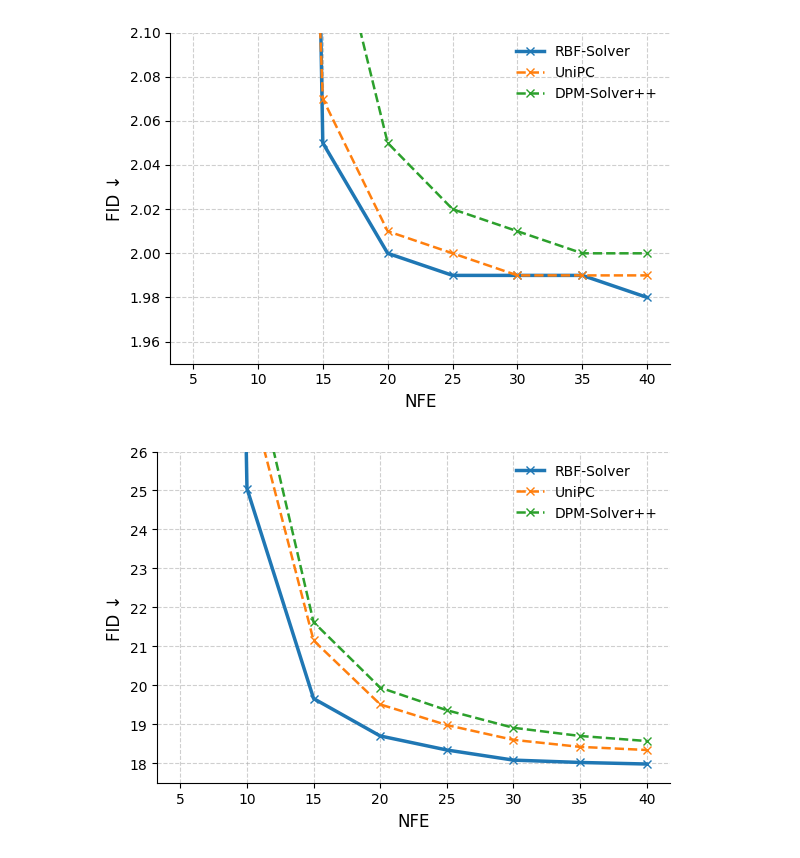
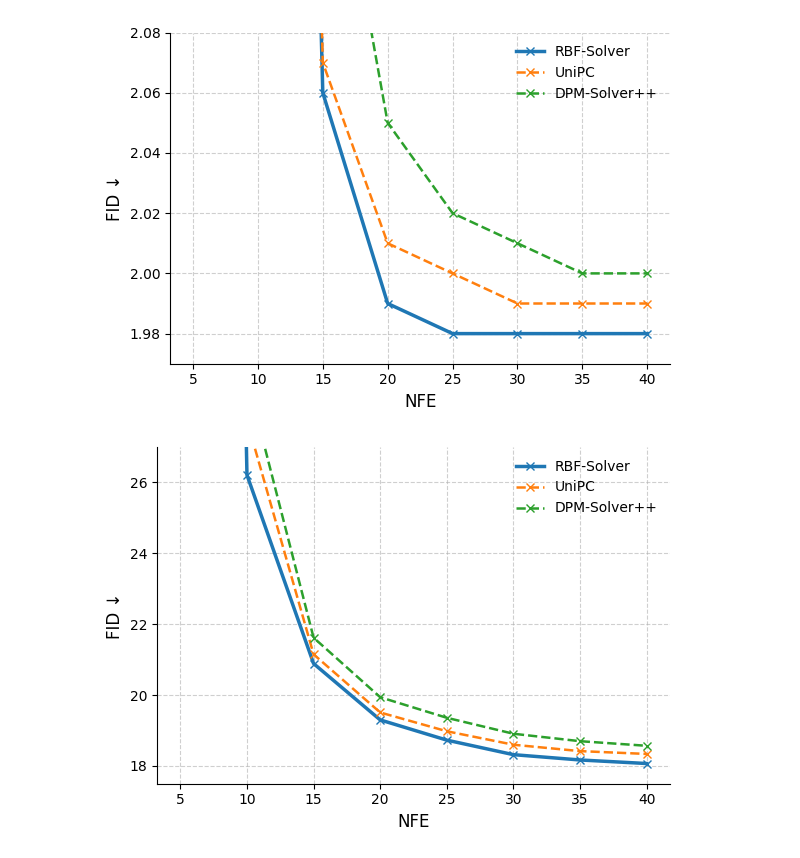
Before and after one commit to scpark20/dpm-solver-v32, a Jupyter notebook: report/Unconditional.ipynb, the cells around one changed output. Cells and saved outputs as stored; diff of their text form; code cells hidden in the pictures.

```diff
--- a/report/Unconditional.ipynb
+++ b/report/Unconditional.ipynb
@@ -20,17 +20,17 @@ nfe = [5, 10, 15, 20, 25, 30, 35, 40]
 # ───────── 데이터 ─────────
 scores = {
     "CIFAR10_ScoreSDE": {
-        "RBF-Solver":   [26.65, 4.26, 2.87, 2.60, 2.54, 2.49, 2.49, 2.48],
+        "RBF-Solver":   [26.65, 4.13, 3.02, 2.66, 2.56, 2.51, 2.50, 2.49],
         "UniPC":        [23.69, 3.96, 3.05, 2.73, 2.64, 2.60, 2.59, 2.57],
         "DPM-Solver++": [28.50, 4.01, 3.32, 2.89, 2.75, 2.68, 2.65, 2.62],
     },
     "CIFAR10_EDM": {
-        "RBF-Solver":   [22.25, 3.71, 2.05, 2.00, 1.99, 1.99, 1.99, 1.98],
+        "RBF-Solver":   [22.25, 2.88, 2.06, 1.99, 1.98, 1.98, 1.98, 1.98],
         "UniPC":        [23.52, 2.85, 2.07, 2.01, 2.00, 1.99, 1.99, 1.99],
         "DPM-Solver++": [24.54, 2.91, 2.17, 2.05, 2.02, 2.01, 2.00, 2.00],
     },
     "ImageNet64": {
-        "RBF-Solver":   [117.01, 25.05, 19.66, 18.70, 18.34, 18.08, 18.02, 17.98],
+        "RBF-Solver":   [116.83, 26.21, 20.89, 19.30, 18.73, 18.32, 18.17, 18.07],
         "UniPC":        [109.81, 27.75, 21.15, 19.51, 18.98, 18.60, 18.42, 18.34],
         "DPM-Solver++": [110.23, 28.95, 21.62, 19.94, 19.36, 18.91, 18.70, 18.57],
     },
@@ -38,9 +38,9 @@ scores = {
 
 # 각 그래프별 y-축 범위
 ylims = {
-    "CIFAR10_ScoreSDE": (2.2, 4.4),
-    "CIFAR10_EDM":      (1.95, 2.1),
-    "ImageNet64":       (17.5, 26.0),
+    "CIFAR10_ScoreSDE": (2.4, 4.25),
+    "CIFAR10_EDM":      (1.97, 2.08),
+    "ImageNet64":       (17.5, 27.0),
 }
 
 # ───────── 그래프 개별 출력 ─────────
@@ -62,2 +62,2 @@ for key in ["CIFAR10_ScoreSDE", "CIFAR10_EDM", "ImageNet64"]:
-[figure, old version]
+[figure, new version]
-[figure, old version]
+[figure, new version]
```
Also changed, not shown: parts of 1 cell of this notebook, 17 other files.
